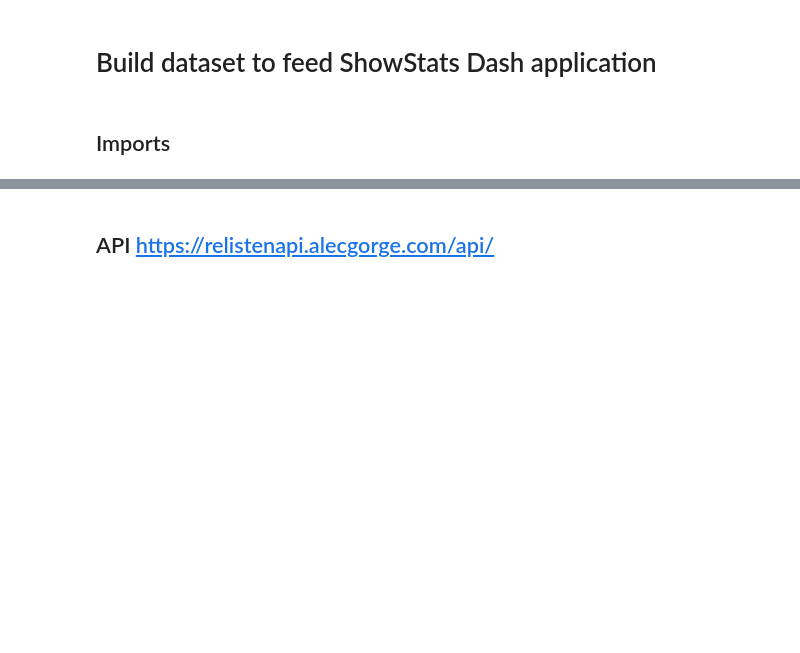
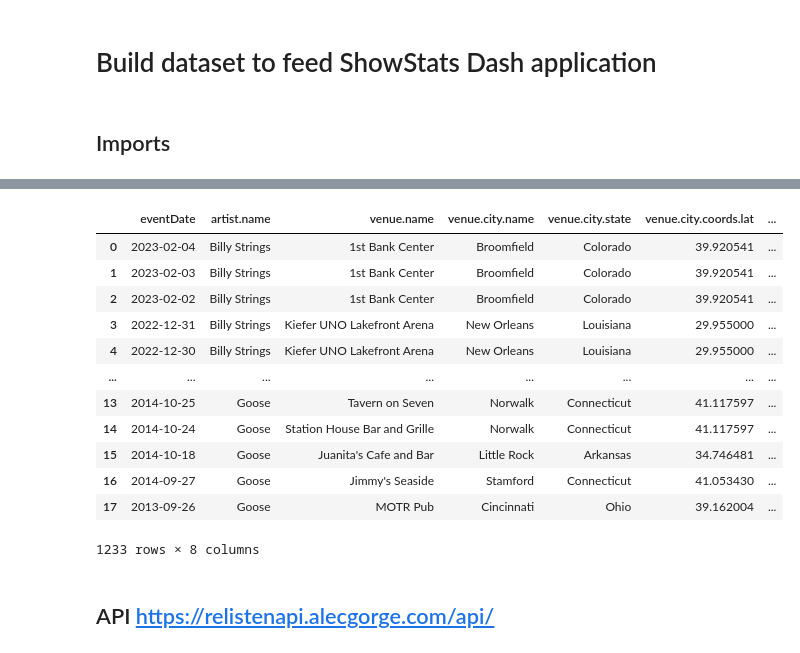
Before and after one commit to bkmurph/ShowStats, a Jupyter notebook: create_dataset/get_data.ipynb, the cells around one changed output, grey strips where cells are left out. Saved outputs shown, nothing was run; the diff lists cells and outputs as text; code cells hidden in the pictures; blank space fills up the shorter version.

```diff
--- a/create_dataset/get_data.ipynb
+++ b/create_dataset/get_data.ipynb
@@ -17,0 +81,36 @@ warnings.simplefilter(action='ignore', category=FutureWarning)
+# %%
+def get_setlist_fm(mbid = list[str], headers=dict()):
+
+    base_url = f"https://api.setlist.fm/rest/1.0/artist/{mbid}/setlists?"
+    request = requests.get(base_url, headers=headers)
+    find_num_pages = pd.json_normalize(request.json())
+    find_num_pages['num_pages'] = np.ceil(find_num_pages['total'] / find_num_pages['itemsPerPage'])
+    num_pages = np.int64(find_num_pages.iloc[:,5][0])
+
+    setlist_info = []
+
+    for i in range(1, 3):
+        url = f"https://api.setlist.fm/rest/1.0/artist/{mbid}/setlists?p={i}"
+        page = requests.get(url, headers=headers)
+        time.sleep(2)
+        df = pd.json_normalize(page.json(), record_path=['setlist'])
+        select_cols = ['eventDate',
+                       'artist.name',
+                       'venue.name',
+                       'venue.city.name',
+                       'venue.city.state',
+                       'venue.city.coords.lat',
+                       'venue.city.coords.long',
+                       'venue.city.country.name',
+                       'sets.set'
+                       ]
+        df = df[select_cols]
+        df['eventDate'] = pd.to_datetime(df['eventDate'], yearfirst=True, format="%d-%m-%Y").astype("str")
+        setlist_info.append(df)
+
+    df_out = pd.concat(setlist_info)
+    df_out = df_out.drop_duplicates(subset=['eventDate']).copy()
+
+    return df_out
+# %%
+numba_2 = get_setlist_fm(mbid = "640db492-34c4-47df-be14-96e2cd4b9fe4", headers=headers)
@@ -17,0 +203,2 @@ warnings.simplefilter(action='ignore', category=FutureWarning)
+# %%
+testing = get_setlist_fm(mbid="b925a474-d245-4217-bc13-2e153d82bebb", headers=headers)
@@ -18,3 +223,19 @@ warnings.simplefilter(action='ignore', category=FutureWarning)
+# %%
+pd.concat([numba_2, testing], axis=0)
+# %% [output]
+|  | eventDate | artist.name | venue.name | venue.city.name | venue.city.state | venue.city.coords.lat | ... |
+| 0 | 2023-02-04 | Billy Strings | 1st Bank Center | Broomfield | Colorado | 39.920541 | ... |
+| 1 | 2023-02-03 | Billy Strings | 1st Bank Center | Broomfield | Colorado | 39.920541 | ... |
+| 2 | 2023-02-02 | Billy Strings | 1st Bank Center | Broomfield | Colorado | 39.920541 | ... |
+| 3 | 2022-12-31 | Billy Strings | Kiefer UNO Lakefront Arena | New Orleans | Louisiana | 29.955000 | ... |
+| 4 | 2022-12-30 | Billy Strings | Kiefer UNO Lakefront Arena | New Orleans | Louisiana | 29.955000 | ... |
+| ... | ... | ... | ... | ... | ... | ... | ... |
+| 13 | 2014-10-25 | Goose | Tavern on Seven | Norwalk | Connecticut | 41.117597 | ... |
+| 14 | 2014-10-24 | Goose | Station House Bar and Grille | Norwalk | Connecticut | 41.117597 | ... |
+| 15 | 2014-10-18 | Goose | Juanita's Cafe and Bar | Little Rock | Arkansas | 34.746481 | ... |
+| 16 | 2014-09-27 | Goose | Jimmy's Seaside | Stamford | Connecticut | 41.053430 | ... |
+| 17 | 2013-09-26 | Goose | MOTR Pub | Cincinnati | Ohio | 39.162004 | ... |
+1233 rows × 8 columns
 # %% [markdown]
 ## API https://relistenapi.alecgorge.com/api/
 # %%
```
Also changed, not shown: parts of 19 cells of this notebook, 4 other files.
